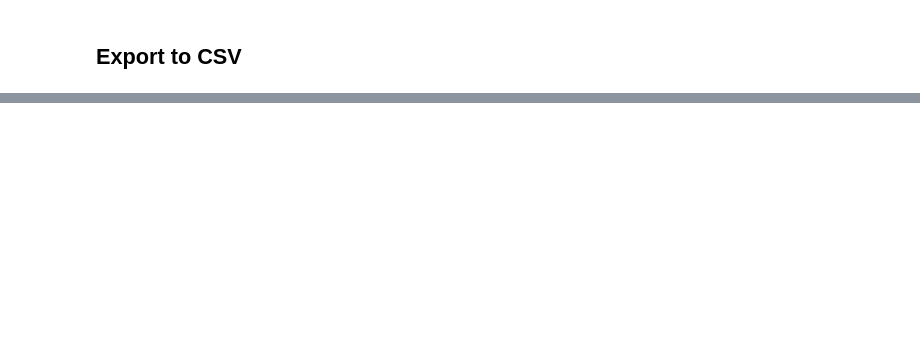
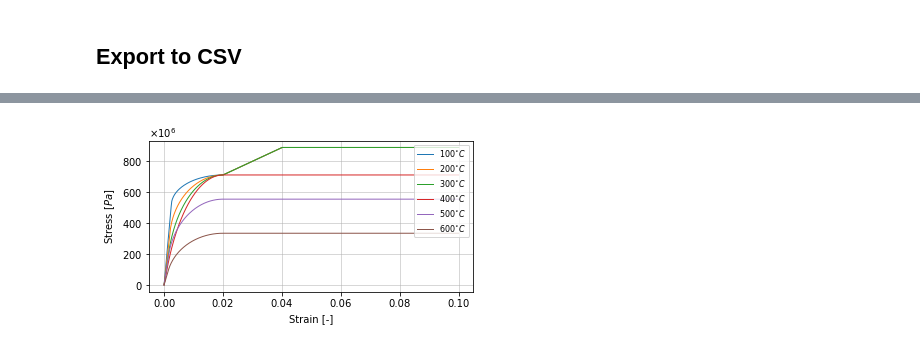
Before and after one commit to aryvini/ECsteelTemp, a Jupyter notebook: EC1992-1-2.ipynb, the cells around one changed output, grey strips where cells are left out. Drawn from its saved outputs; the diff is of its cells as text; code cells hidden in the pictures; blank space fills up the shorter version.

```diff
--- a/EC1992-1-2.ipynb
+++ b/EC1992-1-2.ipynb
@@ -173,0 +112,35 @@ df.head()
+# %%
+##create figure and set its size
+fig = plt.figure(figsize=(6,3))
+
+
+##add a axes (blank area to plot data)
+ax = fig.add_subplot(1,1,1)
+plt.subplots_adjust(bottom=0.18,left=0.15)
+
+#Set the name of the axes
+#ax.set_title("Name of the plot", fontsize=14)
+
+#Plot data
+
+for temp,i in zip(temperatures,range(len(strain_t))):
+    ax.plot(strains,strain_t[i],linewidth=1,label=str(temp)+'$^{\circ}C$')
+
+
+plt.plot()
+#ax.scatter(x,y,label="Put the label here")
+ax.legend(loc='upper right',fontsize=8)
+
+
+ax.grid(b=True,which='major',linewidth=0.5)
+
+
+#Axis labels
+ax.set_xlabel('Strain [-]',fontsize=10,labelpad=5)
+ax.set_ylabel("Stress [$Pa$]", fontsize=10,labelpad=5)
+ax.ticklabel_format(axis="y",style="sci",scilimits=(6,6),useMathText=True)
+
+#Save fig
+#fig.savefig("Steel_strain_stress_temperature.pdf",format='pdf')
+# %% [output]
+[figure, added]
```
Also changed, not shown: parts of 9 cells of this notebook, 1 other file.
